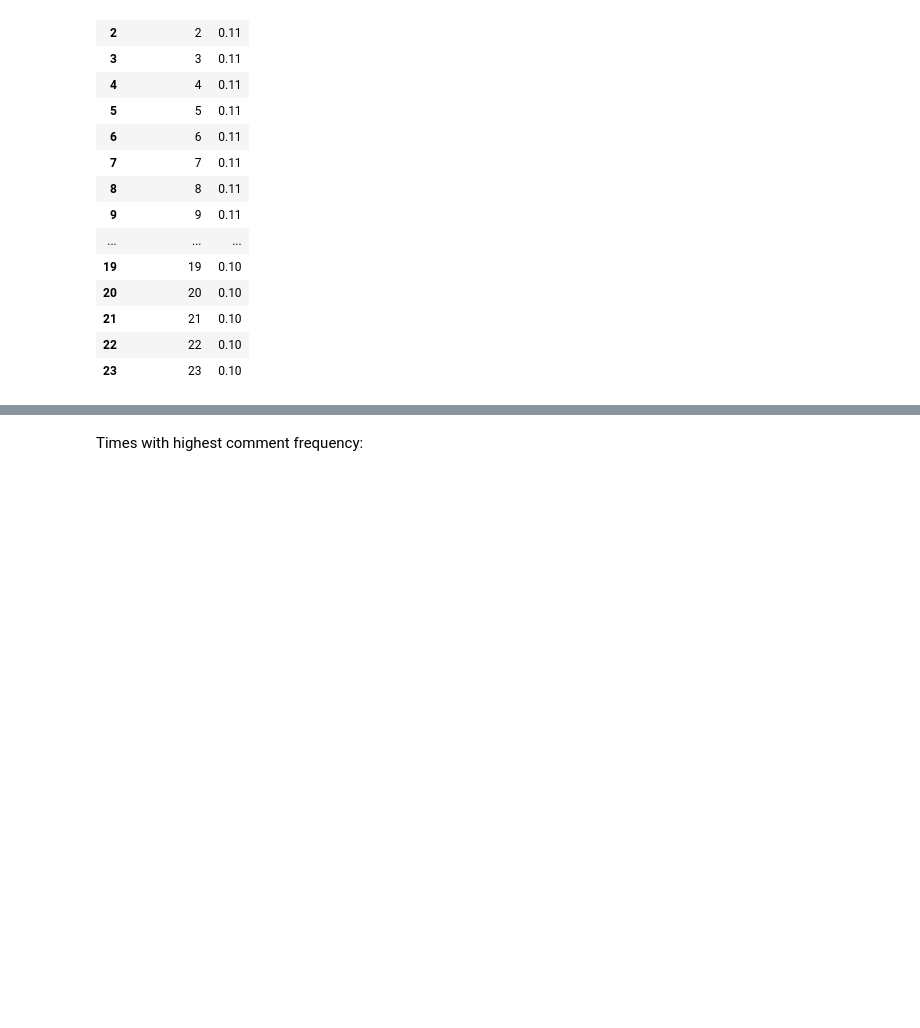
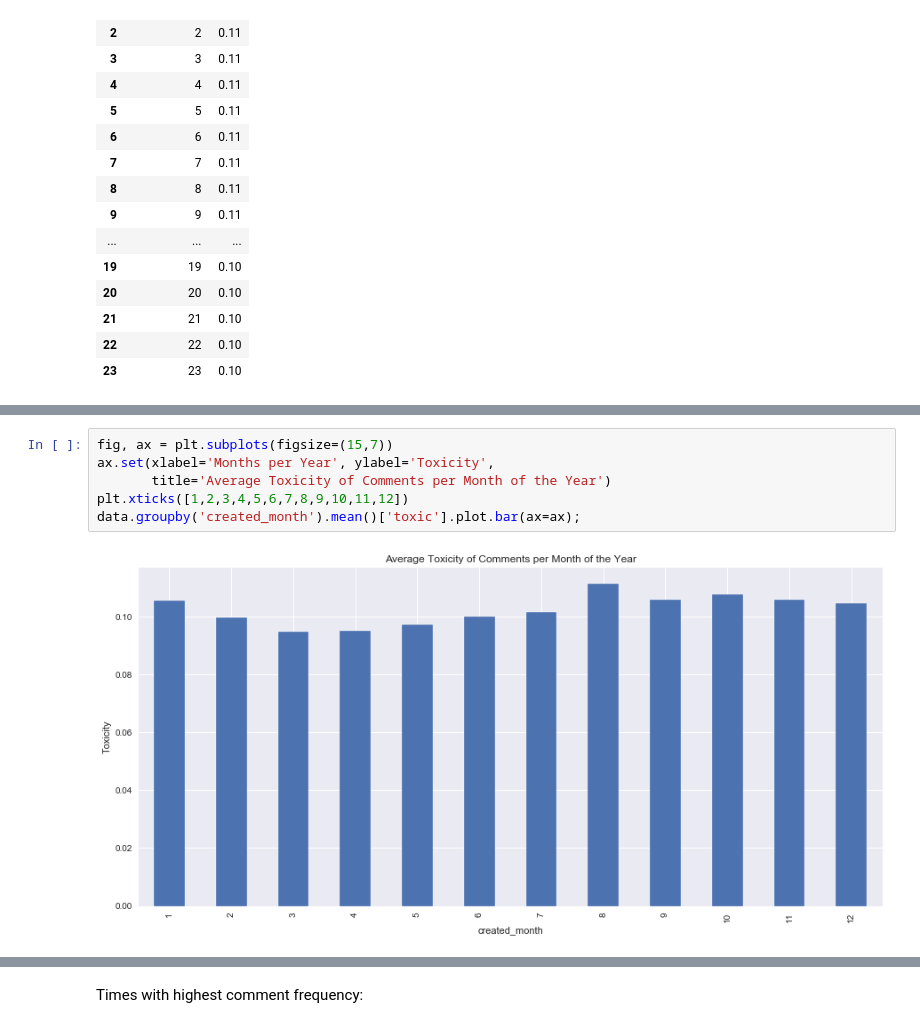
Before and after one commit to drenize/Multilingual_NLP_Classifier_Toxic_Comments, a Jupyter notebook: Feature_Engineering.ipynb, the cells around one changed output, grey strips where cells are left out. Cells and saved outputs as stored; diff of their text form; blank space fills up the shorter version.

```diff
--- a/Feature_Engineering.ipynb
+++ b/Feature_Engineering.ipynb
@@ -110,0 +186,8 @@ tox_by_month.round(2)
+# %%
+fig, ax = plt.subplots(figsize=(15,7))
+ax.set(xlabel='Months per Year', ylabel='Toxicity',
+       title='Average Toxicity of Comments per Month of the Year')
+plt.xticks([1,2,3,4,5,6,7,8,9,10,11,12])
+data.groupby('created_month').mean()['toxic'].plot.bar(ax=ax);
+# %% [output]
+[figure, added]
```
Also changed, not shown: parts of 18 cells of this notebook.
